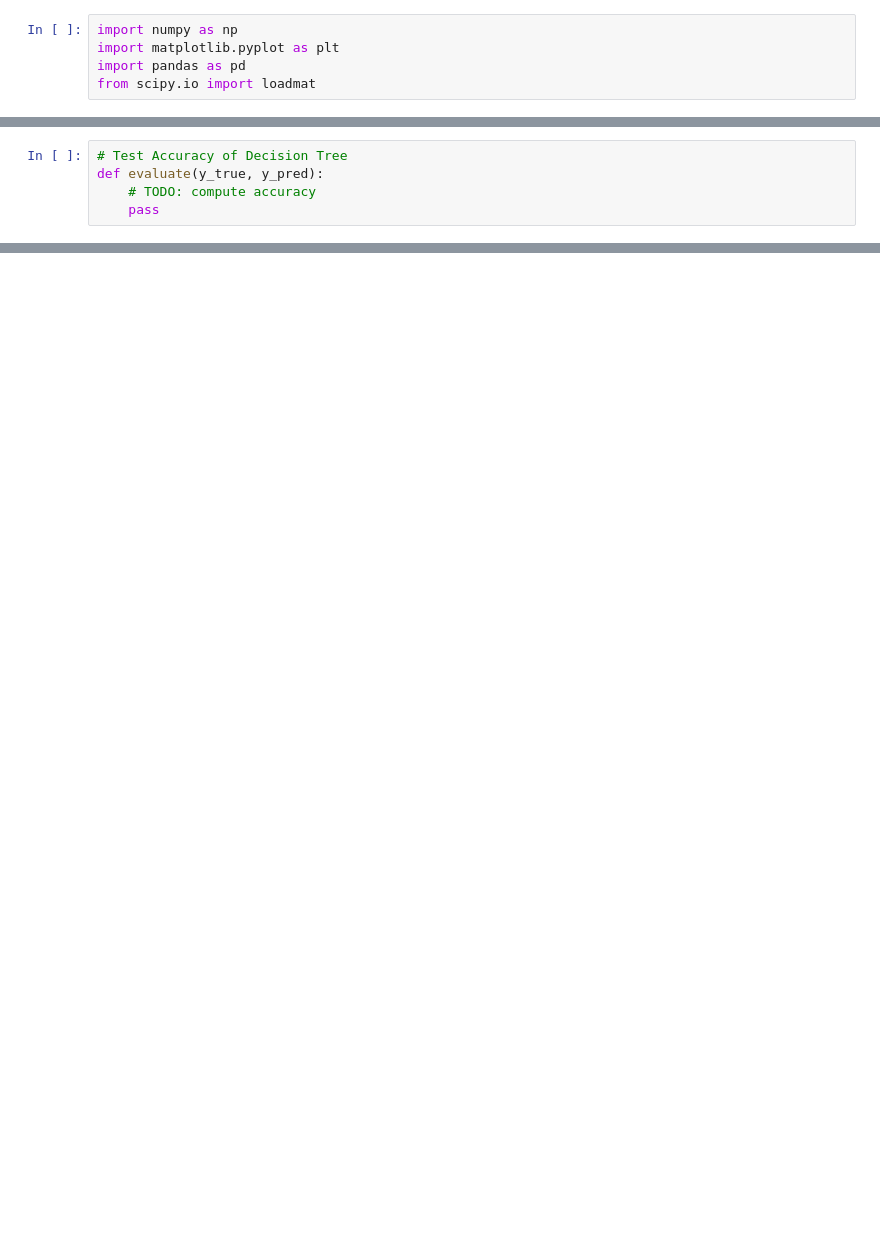
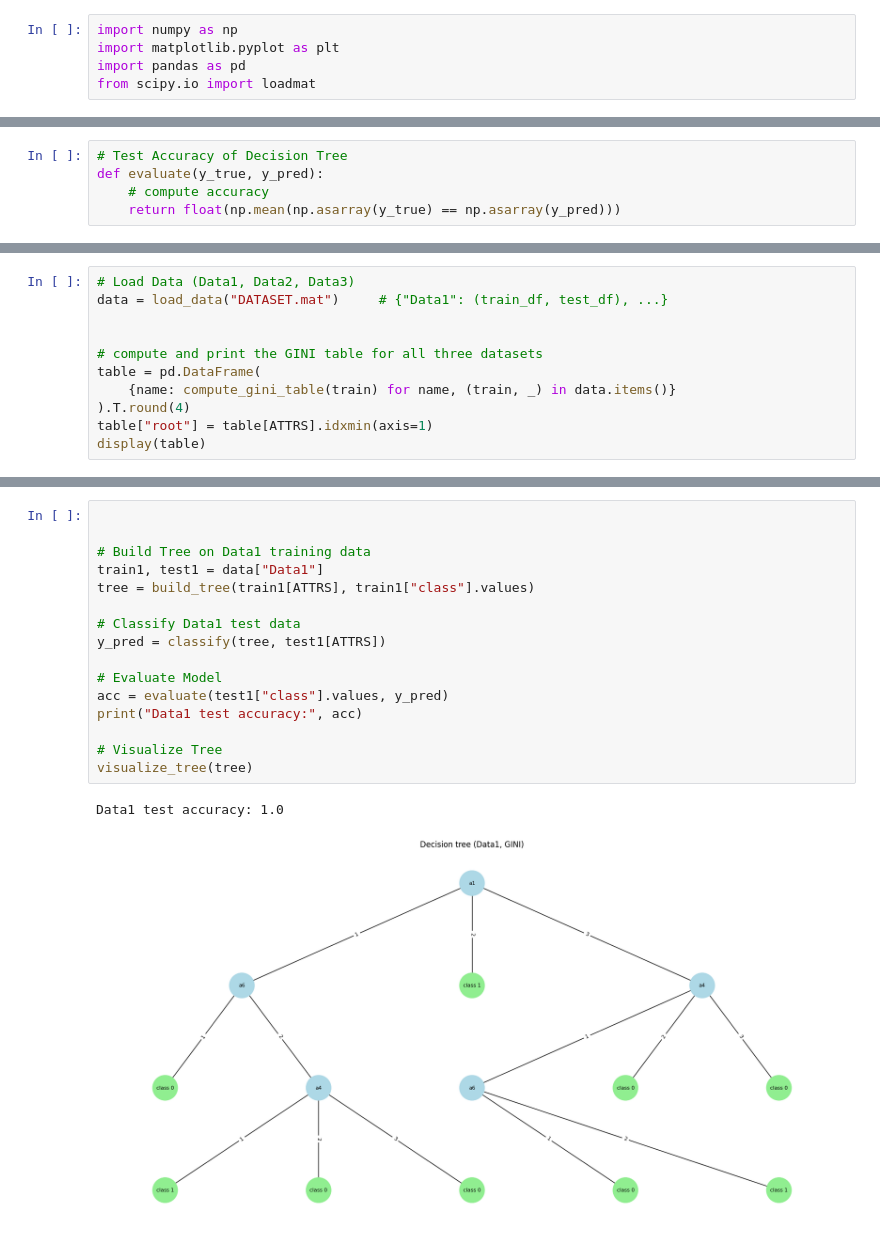
Before and after one commit to faiza-khatri/ai-hw, a Jupyter notebook: assign2/Q2.ipynb, the cells around one changed output, grey strips where cells are left out. Drawn from its saved outputs; the diff is of its cells as text; blank space fills up the shorter version.

```diff
--- a/assign2/Q2.ipynb
+++ b/assign2/Q2.ipynb
@@ -40,5 +126,5 @@ def classify(model, X_test):
 # %%
 # Test Accuracy of Decision Tree
 def evaluate(y_true, y_pred):
-    # TODO: compute accuracy
-    pass
+    # compute accuracy
+    return float(np.mean(np.asarray(y_true) == np.asarray(y_pred)))
@@ -61,0 +173,11 @@ def visualize_tree(tree):
+# %%
+# Load Data (Data1, Data2, Data3)
+data = load_data("DATASET.mat")     # {"Data1": (train_df, test_df), ...}
+
+
+# compute and print the GINI table for all three datasets
+table = pd.DataFrame(
+    {name: compute_gini_table(train) for name, (train, _) in data.items()}
+).T.round(4)
+table["root"] = table[ATTRS].idxmin(axis=1)
+display(table)
@@ -61,0 +209,19 @@ def visualize_tree(tree):
+# %%
+
+
+# Build Tree on Data1 training data
+train1, test1 = data["Data1"]
+tree = build_tree(train1[ATTRS], train1["class"].values)
+
+# Classify Data1 test data
+y_pred = classify(tree, test1[ATTRS])
+
+# Evaluate Model
+acc = evaluate(test1["class"].values, y_pred)
+print("Data1 test accuracy:", acc)
+
+# Visualize Tree
+visualize_tree(tree)
+# %% [output]
+Data1 test accuracy: 1.0
+[figure, added]
```
Also changed, not shown: parts of 17 cells of this notebook.
